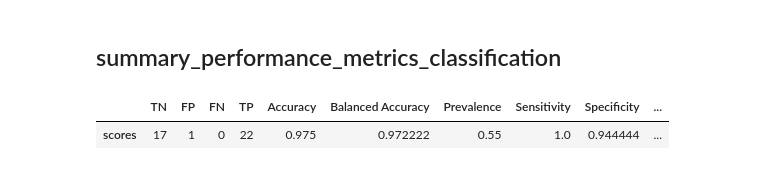
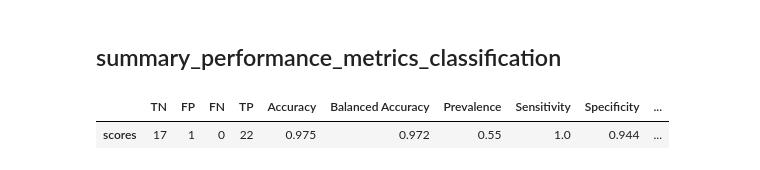
Before and after one commit to jameshtwose/jmspack, a Jupyter notebook: notebooks/ml_utils.ipynb, the cells around one changed output. Cells and saved outputs as stored; diff of their text form; code cells hidden in the pictures.

```diff
--- a/notebooks/ml_utils.ipynb
+++ b/notebooks/ml_utils.ipynb
@@ -195,8 +182,8 @@ fig, ax = plot_confusion_matrix(cf=cf_matrix, title="Confusion Matrix classifyin
 # %% [markdown]
 ## summary_performance_metrics_classification
 # %%
-metrics_df = summary_performance_metrics_classification(y_true=test_y, y_pred=pred_y)
+metrics_df = summary_performance_metrics_classification(model=clf, X_test=test_X, y_true=test_y)
 metrics_df
 # %% [output]
 |  | TN | FP | FN | TP | Accuracy | Balanced Accuracy | Prevalence | Sensitivity | Specificity | ... |
-| scores | 17 | 1 | 0 | 22 | 0.975 | 0.972222 | 0.55 | 1.0 | 0.944444 | ... |
+| scores | 17 | 1 | 0 | 22 | 0.975 | 0.972 | 0.55 | 1.0 | 0.944 | ... |
```
Also changed, not shown: parts of 10 cells of this notebook, 7 other files.
